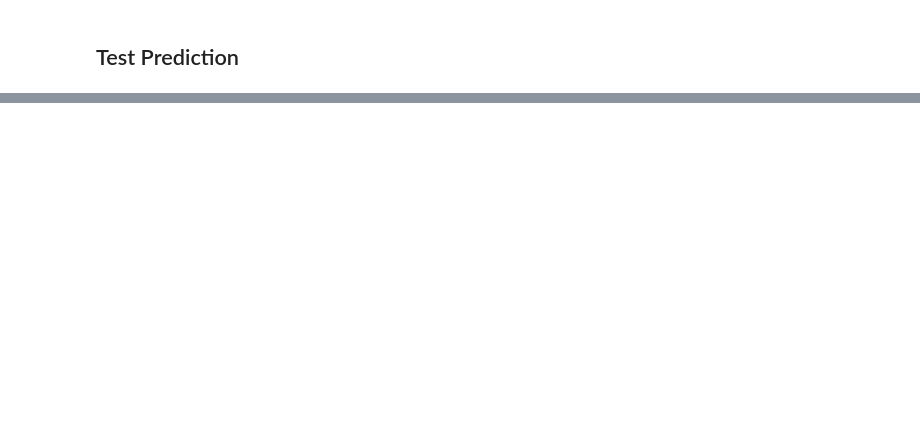
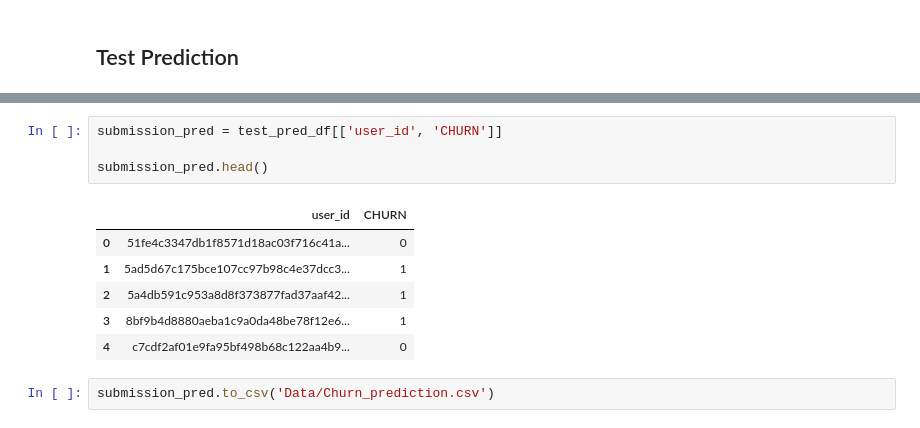
Before and after one commit to elishastanley/Customer-Churn-Prediction-Challenge-For-Azubian, a Jupyter notebook: Notebook/churn.ipynb, the cells around one changed output, grey strips where cells are left out. Drawn from its saved outputs; the diff is of its cells as text; blank space fills up the shorter version.

```diff
--- a/Notebook/churn.ipynb
+++ b/Notebook/churn.ipynb
@@ -723,0 +906,13 @@ plt.show()
+# %%
+submission_pred = test_pred_df[['user_id', 'CHURN']]
+
+submission_pred.head()
+# %% [output]
+|  | user_id | CHURN |
+| 0 | 51fe4c3347db1f8571d18ac03f716c41a... | 0 |
+| 1 | 5ad5d67c175bce107cc97b98c4e37dcc3... | 1 |
+| 2 | 5a4db591c953a8d8f373877fad37aaf42... | 1 |
+| 3 | 8bf9b4d8880aeba1c9a0da48be78f12e6... | 1 |
+| 4 | c7cdf2af01e9fa95bf498b68c122aa4b9... | 0 |
+# %%
+submission_pred.to_csv('Data/Churn_prediction.csv')
```
Also changed, not shown: parts of 14 cells of this notebook, 2 other files.
